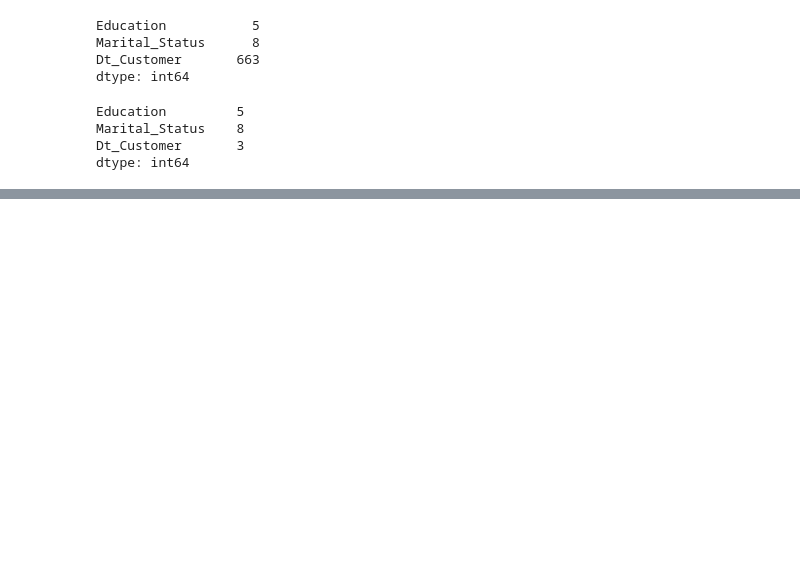
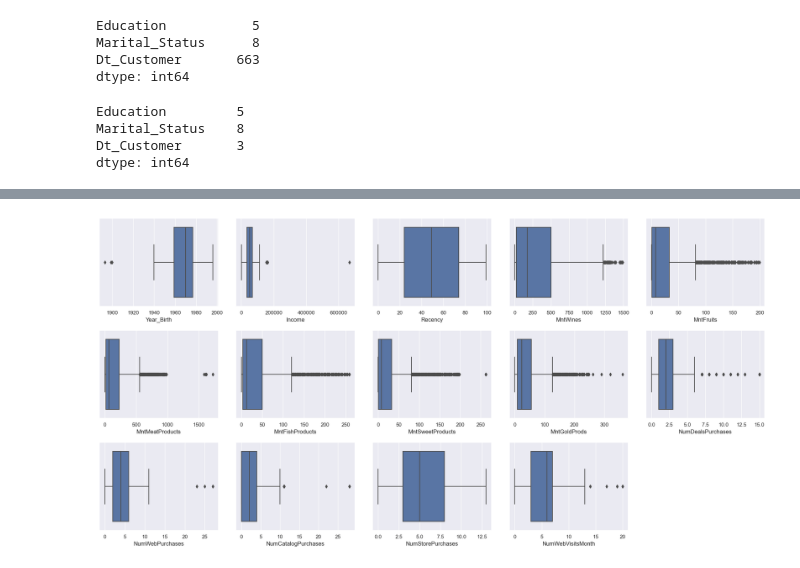
Before and after one commit to mansi104-ai/100_days_ml_code, a Jupyter notebook: Day18(supermarket_data).ipynb, the cells around one changed output, grey strips where cells are left out. Saved outputs shown, nothing was run; the diff lists cells and outputs as text; code cells hidden in the pictures; blank space fills up the shorter version.

```diff
--- a/Day18(supermarket_data).ipynb
+++ b/Day18(supermarket_data).ipynb
@@ -39,0 +103,20 @@ axs = axs.flatten()
+# %%
+num_vars = ['Year_Birth', 'Income', 'Recency', 'MntWines', 'MntFruits',
+           'MntMeatProducts', 'MntFishProducts', 'MntSweetProducts',
+           'MntGoldProds', 'NumDealsPurchases', 'NumWebPurchases',
+           'NumCatalogPurchases', 'NumStorePurchases', 'NumWebVisitsMonth']
+
+fig, axs = plt.subplots(nrows =3, ncols= 5, figsize =(20,10))
+axs = axs.flatten()
+
+for i, var in enumerate(num_vars):
+    sns.boxplot(x= var, data=df , ax= axs[i])
+
+fig.tight_layout()
+
+#remove the 15th subplot
+fig.delaxes(axs[14])
+
+plt.show()
+# %% [output]
+[figure, added]
```
Also changed, not shown: parts of 25 cells of this notebook.
